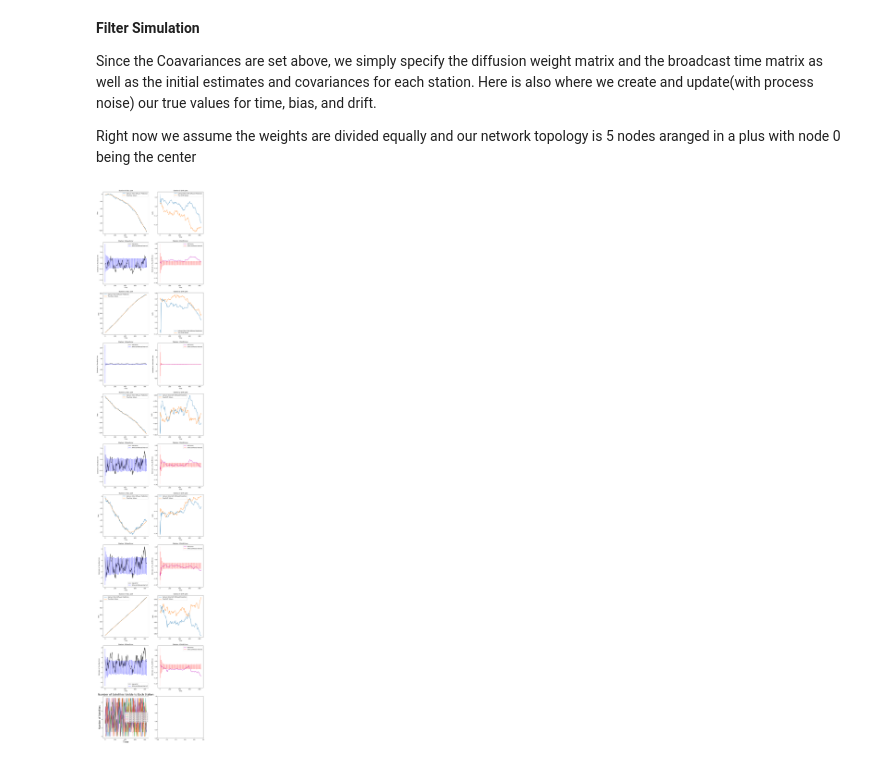
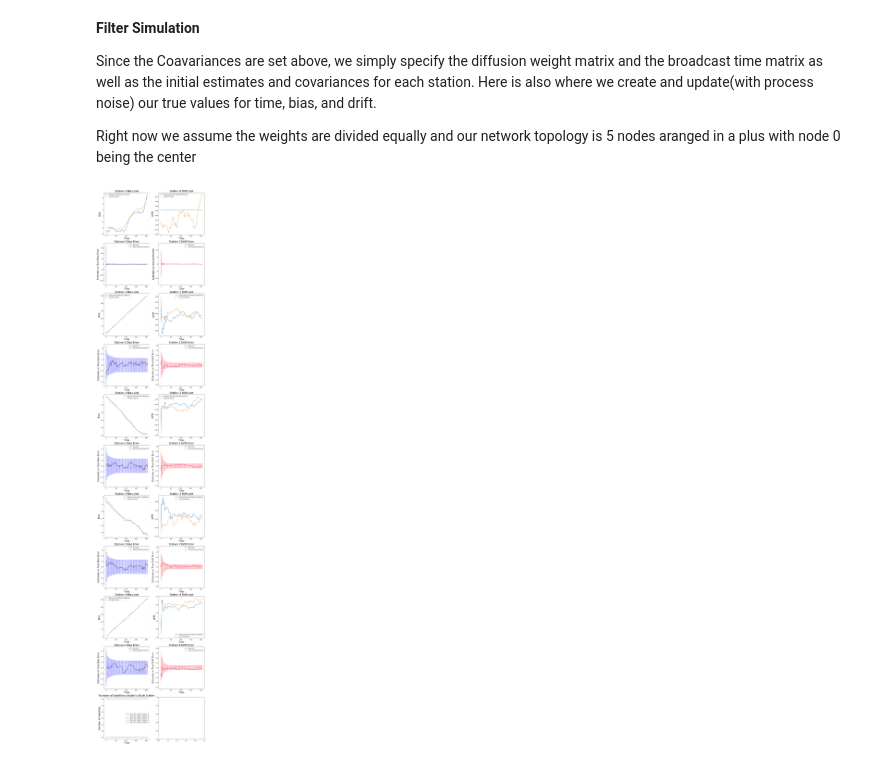
Before and after one commit to RIPS-2024-Aerospace/Aerospace-Project, a Jupyter notebook: TestDiffusionKf.ipynb, the cells around one changed output. Cells and saved outputs as stored; diff of their text form; code cells hidden in the pictures.

```diff
--- a/TestDiffusionKf.ipynb
+++ b/TestDiffusionKf.ipynb
@@ -104,11 +104,13 @@ def compute_mse(predictions, truth, n):
   return mse
 # %%
 def example():
-    C = np.array([[0.2,0.2,0.2,0.2,0.2], [0.5, 0.5, 0, 0,0], [0.5, 0, 0.5, 0,0], [0.5,0,0, 0.5,0],[0.5,0,0,0,0.5]])
+    # C = np.array([[0.2,0.2,0.2,0.2,0.2], [0.5, 0.5, 0, 0,0], [0.5, 0, 0.5, 0,0], [0.5,0,0, 0.5,0],[0.5,0,0,0,0.5]])
+    # C = np.array([[0.96,0.01,0.01,0.01,0.01],[0.8,0.2,0,0,0],[0.8,0,0.2,0,0],[0.8,0,0,0.2,0],[0.8,0,0,0,0.2]])
+    C = np.array([[0.04,0.24,0.24,0.24,0.24],[0.1,0.9,0,0,0],[0.1,0,0.9,0,0],[0.1,0,0,0.9,0],[0.1,0,0,0,0.9]])
     D = np.array([[3,3,3,3,3], [3, 3, 0, 0,0], [3, 0, 3, 0,0], [3,0,0, 3,0],[3,0,0,0,3]])
     n = len(C[0])
 
-    iterations = 120
+    iterations = 60
 
     T_g = 0
     true_biases = np.array([[np.random.normal(0,np.sqrt(12/(c**2))) for _ in range(n)]]).T
@@ -127,8 +129,6 @@ def example():
 
     P = [100*np.copy(R(1)) for _ in range(n)]
 
-    P_prev = np.block([[P[i] if i==j else np.zeros((2,2)) for j in range(n)] for i in range(n)])
-
     truth = np.zeros((iterations,2*n,1))
     measurements = []
 
@@ -139,13 +139,16 @@ def example():
     errors = np.zeros((iterations,n,2,1))
     P_hist = np.zeros((iterations,n,2,2))
 
-    full_P_hist = np.zeros((iterations,2*n,2*n))
 
     stations = [Station(i) for i in range(n)]
 
     filter_initialize(stations,D,x0,P)
 
-    num_msmts = np.random.randint(0,10,(iterations,n))
+    prev_local_times = []
+    prev_globals = []
+
+    # num_msmts = 2*np.ones((iterations,n),dtype=np.int8)
+    num_msmts = np.array([[0,3,3,3,3] for _ in range(iterations)])
 
     F = np.array([[1,dt],[0,1]])
     F_full = np.kron(np.eye(n),F)
@@ -171,15 +174,11 @@ def example():
              time_x,gps_x,time_ests,cov_ests = diffusion_filter_iteration(
                  stations,Q,R,C,gps_measurements, time_ests,cov_ests,true_biases,true_drifts,T_g,dt,sigma_j,N=num_msmts[i])
 
-        cross_link_time = [stn.local_time['Bp']-stn.local_time['n'] for stn in stations]
-        P_prev = get_full_diff_cov(C,[station.P for station in stations],[2 for _ in range(n)],P_prev,stations,F,R,Q,sigma_j,cross_link_time)
-        full_P_hist[i] = P_prev
         errors[i] = np.array([station.x - get_station_truth(x,station.id) for station in stations])
         predictions[i] = np.array(time_x)
         updated_pred[i] = np.array(gps_x)
         diffused_pred[i] = np.array([stn.x for stn in stations])
         P_hist[i] = np.array([station.P for station in stations])
-
 
     #Number of stations whose plots we are looking at
     k = [0,1,2,3,4]
@@ -189,26 +188,26 @@ def example():
     t_hist = np.arange(0, dt*iterations, dt)
     for inx,i in enumerate(k):
         #20 measurements, 2 for each node
-        # axs[2*inx][0].plot(t_hist,[x[4*i][0] for x in measurements], label = 'Sat 1 Bias Measurements')
-        # axs[2*inx][0].plot(t_hist,[x[4*i+1][0] for x in measurements], label = 'Sat 2 Bias Measurements')
+        # axs[2*inx][0].plot(t_hist,[x[0][0] for x in measurements], label = 'Sat 1 Bias Measurements')
+        # axs[2*inx][0].plot(t_hist,[x[4*i+2][0] for x in measurements], label = 'Sat 2 Bias Measurements')
         # axs[2*inx][0].plot(t_hist,[x[i][0][0] for x in predictions], label = 'Kalman Filter Bias Prediction')
         # axs[2*inx][0].plot(t_hist,[x[i][0][0] for x in updated_pred], label = 'Kalman Filter Bias Updated Prediction')
         axs[2*inx][0].plot(t_hist,[x[i][0][0] for x in diffused_pred], label = 'Kalman Filter Diffused Prediction')
         axs[2*inx][0].plot(t_hist,[x[2*i][0] for x in truth], label = 'True Bias Values')
-        axs[2*inx][0].set_title("Station "+str(i)+" Bias plot")
-        axs[2*inx][0].set_xlabel("Time")
-        axs[2*inx][0].set_ylabel("Bias")
+        axs[2*inx][0].set_title("Station "+str(i)+" Bias plot", fontsize = 20)
+        axs[2*inx][0].set_xlabel("Time", fontsize = 18)
+        axs[2*inx][0].set_ylabel("Bias", fontsize = 18)
         axs[2*inx][0].legend()
 
-        # axs[2*inx][1].plot(t_hist,[x[4*i+2][0] for x in measurements], label = 'Sat 1 Drift Measurements')
+        # axs[2*inx][1].plot(t_hist,[x[-1][0] for x in measurements], label = 'Sat 1 Drift Measurements')
         # axs[2*inx][1].plot(t_hist,[x[4*i+3][0] for x in measurements], label = 'Sat 2 Drift Measurements')
         # axs[2*inx][1].plot(t_hist,[x[i][1][0] for x in predictions], label = 'Kalman Filter Drift Prediction')
         # axs[2*inx][1].plot(t_hist,[x[i][1][0] for x in updated_pred], label = 'Kalman Filter Drift Updated Prediction')
         axs[2*inx][1].plot(t_hist,[x[i][1][0] for x in diffused_pred], label = 'Kalman Filter Drift Diffused Prediction')
         axs[2*inx][1].plot(t_hist,[x[2*i + 1][0] for x in truth], label = 'True Drift Values')
-        axs[2*inx][1].set_title("Station "+str(i)+" Drift plot")
-        axs[2*inx][1].set_xlabel("Time")
-        axs[2*inx][1].set_ylabel("Drift")
+        axs[2*inx][1].set_title("Station "+str(i)+" Drift plot", fontsize = 20)
+        axs[2*inx][1].set_xlabel("Time", fontsize = 18)
+        axs[2*inx][1].set_ylabel("Drift", fontsize = 18)
         axs[2*inx][1].legend()
 
         step = max(1,iterations//60)
@@ -221,37 +220,37 @@ def example():
                              'b--', label = "99% confidence interval")
 
         axs[2*inx+1][0].plot(np.vstack([vertical_markers[1:], vertical_markers[1:]]),
                              np.vstack([3*np.sqrt(P_hist[1:(59*step + 1):step, i,0,0]), -3*np.sqrt(P_hist[1:(59*step + 1):step, i, 0,0])]), 'b--')
 
         axs[2*inx+1][1].plot(t_hist, errors[:, i,1,0], 'm', label = "drift error")
 
         axs[2*inx+1][1].plot(np.vstack([vertical_markers[0], vertical_markers[0]]),
                              np.vstack([3*np.sqrt(P_hist[0, i,1,1]), -3*np.sqrt(P_hist[0, i, 1,1])]),
                              'r--', label = "99% confience interval")
 
         axs[2*inx+1][1].plot(np.vstack([vertical_markers[1:], vertical_markers[1:]]),
                              np.vstack([3*np.sqrt(P_hist[1:(59*step + 1):step, i,1,1]), -3*np.sqrt(P_hist[1:(59*step + 1):step, i, 1,1])]), 'r--')
 
         axs[2*inx+1][0].legend()
-        axs[2*inx+1][0].set_title("Station "+str(i)+" Bias Error")
-        axs[2*inx+1][0].set_xlabel("Time")
-        axs[2*inx+1][0].set_ylabel("Estimate vs True Bias Error")
+        axs[2*inx+1][0].set_title("Station "+str(i)+" Bias Error", fontsize = 20)
+        axs[2*inx+1][0].set_xlabel("Time", fontsize = 18)
+        axs[2*inx+1][0].set_ylabel("Estimate vs True Bias Error", fontsize = 18)
         axs[2*inx+1][1].legend()
-        axs[2*inx+1][1].set_title("Station "+str(i)+" Drift Error")
-        axs[2*inx+1][1].set_xlabel("Time")
-        axs[2*inx+1][1].set_ylabel("Estimate vs True Drift Error")
+        axs[2*inx+1][1].set_title("Station "+str(i)+" Drift Error", fontsize = 20)
+        axs[2*inx+1][1].set_xlabel("Time", fontsize = 18)
+        axs[2*inx+1][1].set_ylabel("Estimate vs True Drift Error", fontsize = 18)
 
     for i in range(n):
         axs[-1][0].plot(t_hist,num_msmts[:,i], label = f"Num sats visible to Station {i+1}")
 
     axs[-1][0].legend()
     axs[-1][0].set_title("Number of Satellites Visible to Each Station", fontsize = 20)
     axs[-1][0].set_xlabel("Time", fontsize = 18)
     axs[-1][0].set_ylabel("Number of Satellites", fontsize = 18)
 
     plt.show()
 
 if __name__ == '__main__':
     example()
 # %% [output]
-[figure, old version]
+[figure, new version]
```
Also changed, not shown: 3 other files.
